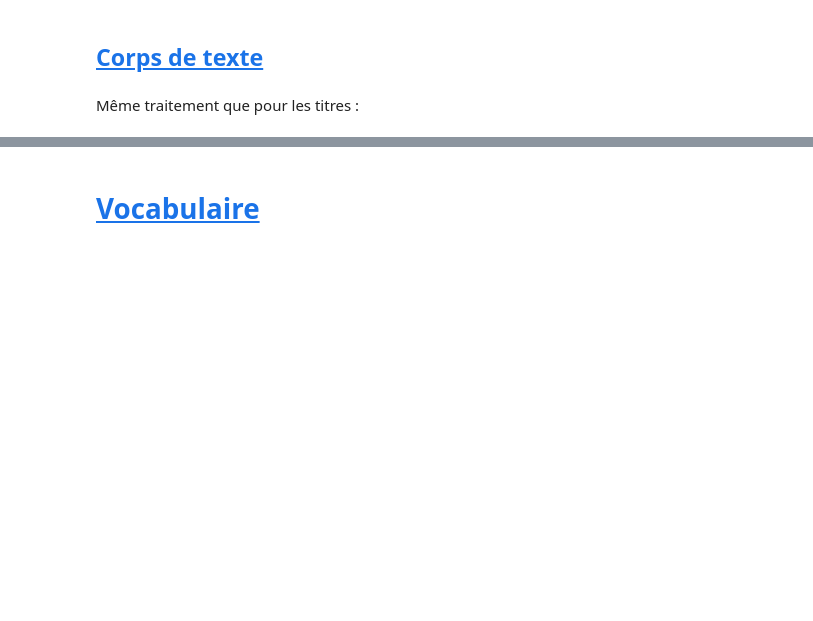
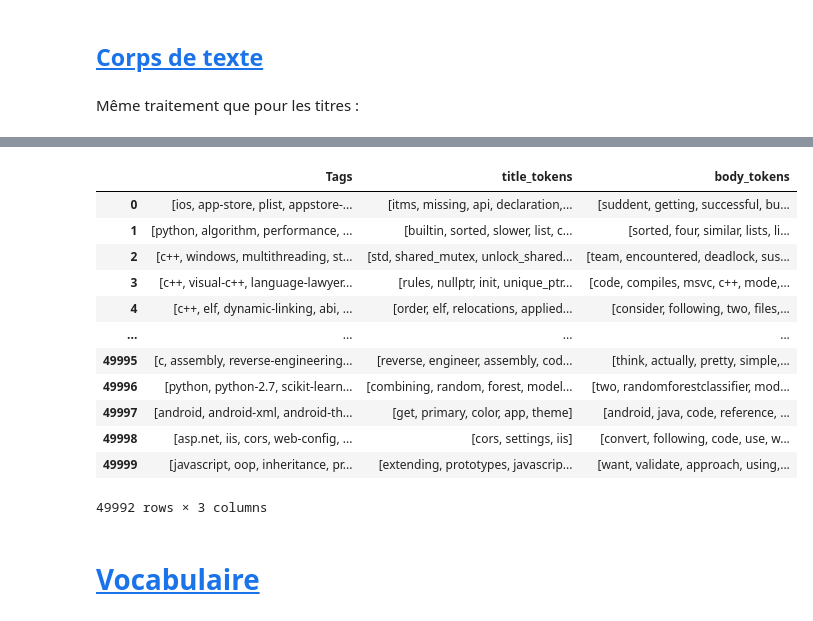
Before and after one commit to sycod/OC_P5_SoF, a Jupyter notebook: 1_EDA.ipynb, the cells around one changed output, grey strips where cells are left out. Cells and saved outputs as stored; diff of their text form; code cells hidden in the pictures; blank space fills up the shorter version.

```diff
--- a/1_EDA.ipynb
+++ b/1_EDA.ipynb
@@ -389,3 +387,19 @@ df
+# %%
+df[["Tags", "title_tokens", "body_tokens"]]
+# %% [output]
+|  | Tags | title_tokens | body_tokens |
+| 0 | [ios, app-store, plist, appstore-... | [itms, missing, api, declaration,... | [suddent, getting, successful, bu... |
+| 1 | [python, algorithm, performance, ... | [builtin, sorted, slower, list, c... | [sorted, four, similar, lists, li... |
+| 2 | [c++, windows, multithreading, st... | [std, shared_mutex, unlock_shared... | [team, encountered, deadlock, sus... |
+| 3 | [c++, visual-c++, language-lawyer... | [rules, nullptr, init, unique_ptr... | [code, compiles, msvc, c++, mode,... |
+| 4 | [c++, elf, dynamic-linking, abi, ... | [order, elf, relocations, applied... | [consider, following, two, files,... |
+| ... | ... | ... | ... |
+| 49995 | [c, assembly, reverse-engineering... | [reverse, engineer, assembly, cod... | [think, actually, pretty, simple,... |
+| 49996 | [python, python-2.7, scikit-learn... | [combining, random, forest, model... | [two, randomforestclassifier, mod... |
+| 49997 | [android, android-xml, android-th... | [get, primary, color, app, theme] | [android, java, code, reference, ... |
+| 49998 | [asp.net, iis, cors, web-config, ... | [cors, settings, iis] | [convert, following, code, use, w... |
+| 49999 | [javascript, oop, inheritance, pr... | [extending, prototypes, javascrip... | [want, validate, approach, using,... |
+49992 rows × 3 columns
 # %% [markdown]
 # <a id='toc3_'></a>[Vocabulaire](#toc0_)
 # %% [markdown]
```
Also changed, not shown: parts of 37 cells of this notebook.
